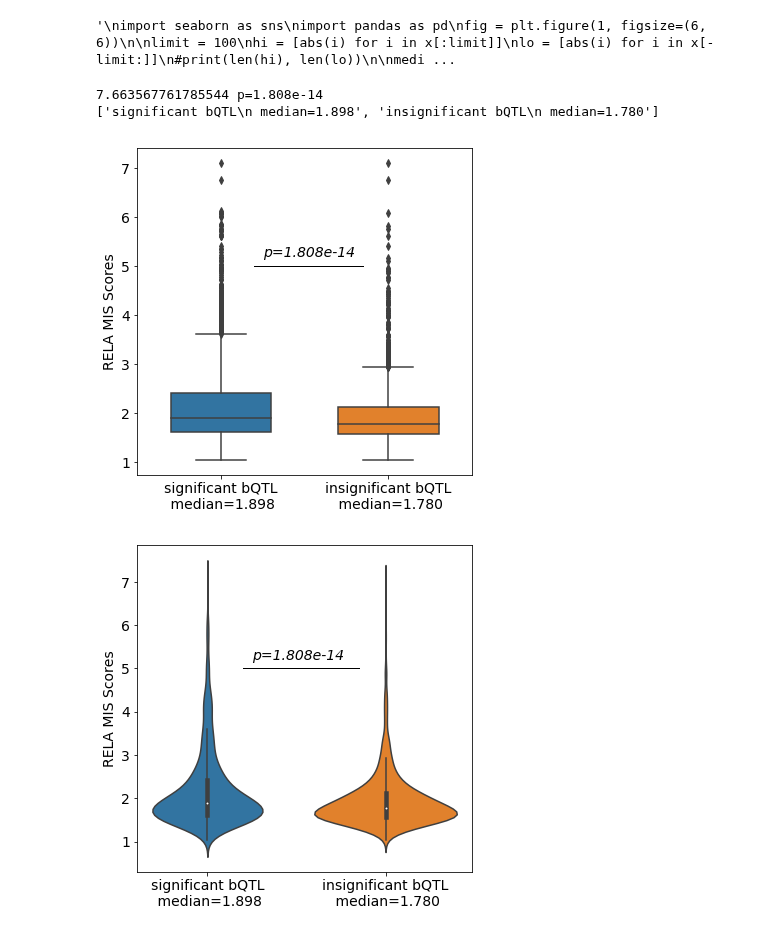
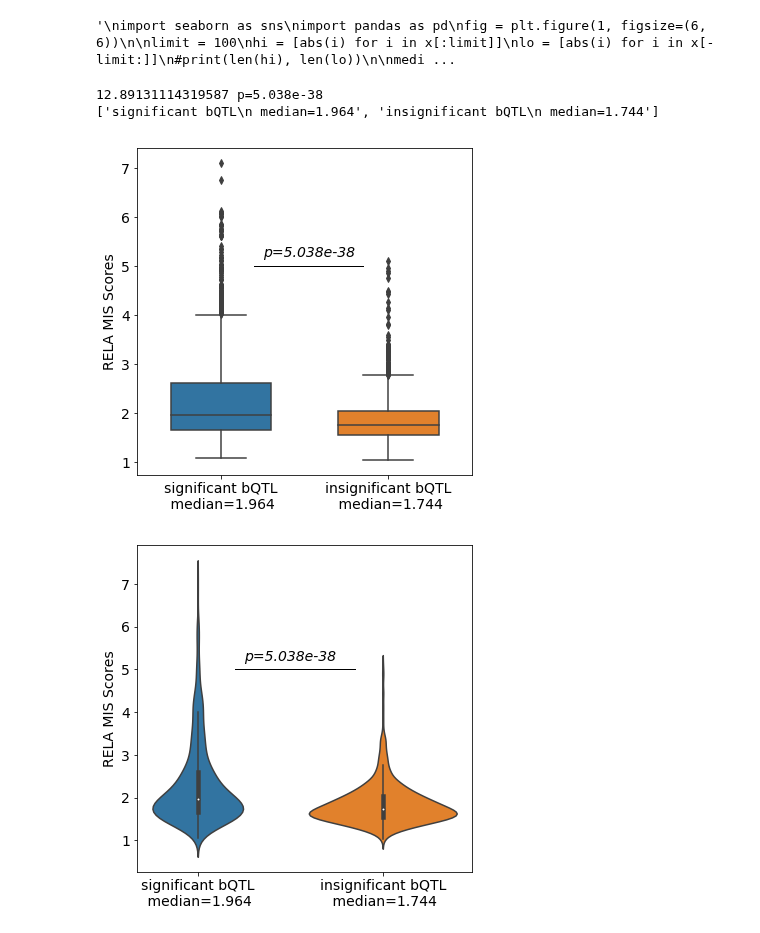
Before and after one commit to kundajelab/tfmodisco_bio_experiments, a Jupyter notebook: results/nandi/bQTL/bQTL_SNP_Score/SNP_Score_RELA_ChipSeq_18_09_27/top_bot_weighted/gen_mis_scores_20k_low_score_weighted.ipynb, the cells around one changed output. Drawn from its saved outputs; the diff is of its cells as text; code cells hidden in the pictures.

Commit message:
fix # of positives (limit)

```diff
--- a/results/nandi/bQTL/bQTL_SNP_Score/SNP_Score_RELA_ChipSeq_18_09_27/top_bot_weighted/gen_mis_scores_20k_low_score_weighted.ipynb
+++ b/results/nandi/bQTL/bQTL_SNP_Score/SNP_Score_RELA_ChipSeq_18_09_27/top_bot_weighted/gen_mis_scores_20k_low_score_weighted.ipynb
@@ -332,7 +332,7 @@ import pandas as pd
 import scipy
 fig = plt.figure(1, figsize=(6, 6))
 
-limit = 1854
+limit = 1394
 hi = [abs(i) for i in x[:limit]]
 lo = [abs(i) for i in x[-limit:]]
 #print(len(hi), len(lo))
@@ -347,37 +347,37 @@ median_lo = np.median(lo)
 #xlabels = ["high p-value median=%f" % median_hi , "low p-value median=%f" % median_lo]
 xlabels = ["significant bQTL\n median=%.3f" % median_hi , "insignificant bQTL\n median=%.3f" % median_lo]
 
 print(xlabels)
 data_to_plot = pd.DataFrame({xlabels[0]:hi, xlabels[1]:lo})
 data_to_plot0 = [hi, lo]
 
 from matplotlib import rcParams
 labelsize = 14
 rcParams['xtick.labelsize'] = labelsize
 rcParams['ytick.labelsize'] = labelsize
 
 #bp = plt.boxplot(data_to_plot0, labels=xlabels, widths=0.7, patch_artist=True)
 #colors=[""]
 #for patch, color in zip(bp['boxes'], colors):
 #    patch.set_facecolor(color)
 bp = sns.boxplot(data=data_to_plot, width=0.6, order=xlabels)
 
 plt.text(.25, 5.2, pstr, fontsize=14, style='italic')
 plt.plot([.2, .85], [5,5], color='k', linewidth=1)
 plt.ylabel(tf + " MIS Scores", fontsize=14)
 plt.show()
 
 fig = plt.figure(1, figsize=(6, 6))
 bp = sns.violinplot(data=data_to_plot, widths=0.8, split=True, order=xlabels)
 plt.text(.25, 5.2, pstr, fontsize=14, style='italic')
 plt.plot([.2, .85], [5,5], color='k', linewidth=1)
 plt.ylabel(tf + " MIS Scores", fontsize=14)
 plt.show()
 # %% [output]
-7.663567761785544 p=1.808e-14
-['significant bQTL\n median=1.898', 'insignificant bQTL\n median=1.780']
+12.89131114319587 p=5.038e-38
+['significant bQTL\n median=1.964', 'insignificant bQTL\n median=1.744']
-[figure, old version]
+[figure, new version]
-[figure, old version]
+[figure, new version]
 # %%
 from modisco.visualization import viz_sequence
 np.set_printoptions(suppress=True)
```
Also changed, not shown: parts of 2 cells of this notebook.
